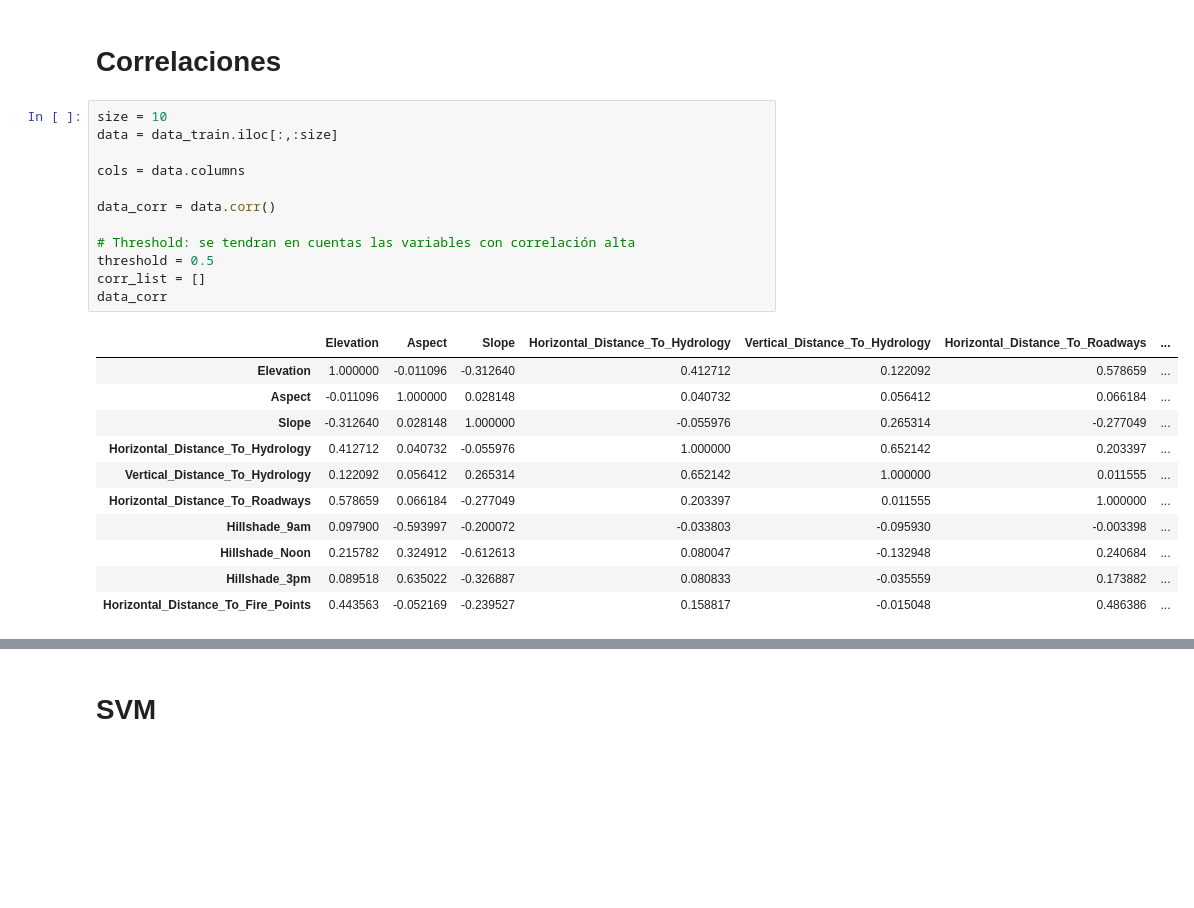
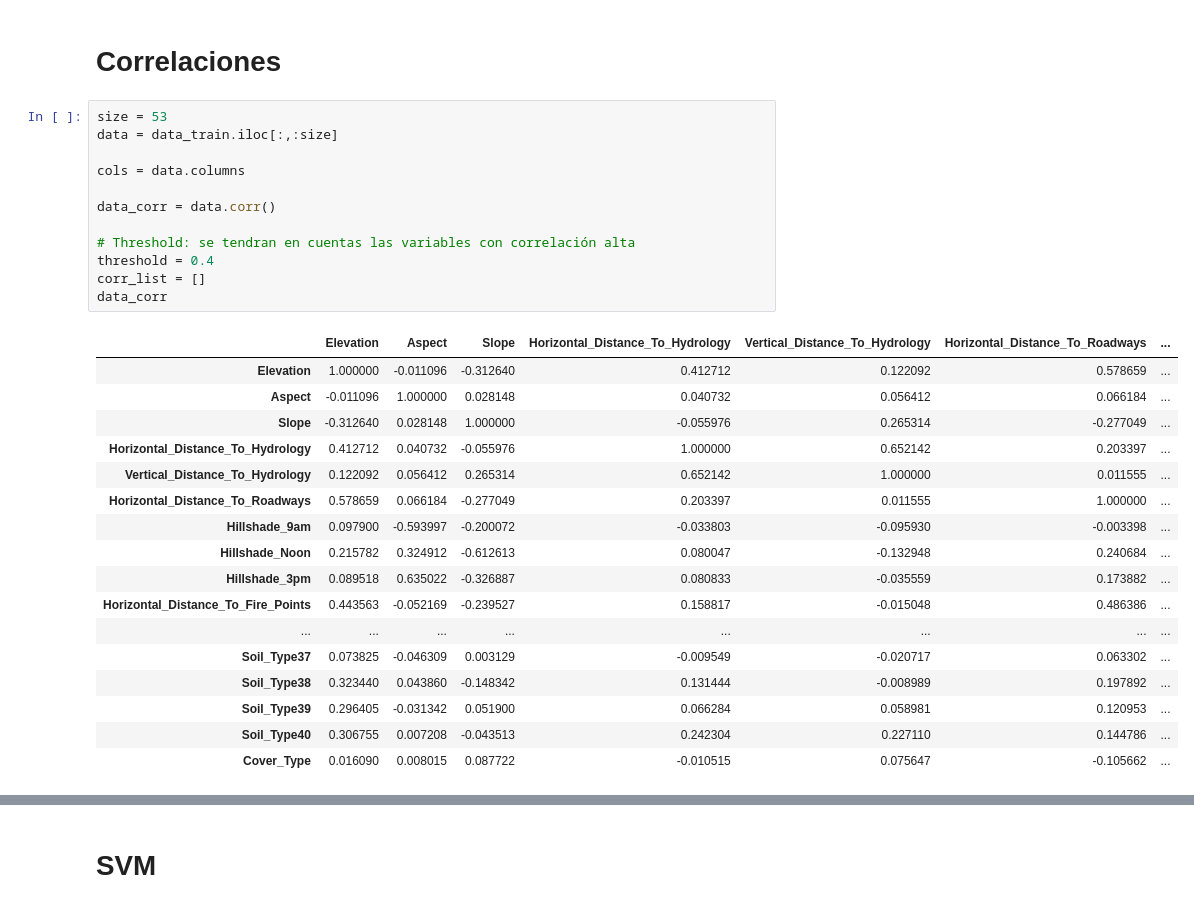
Before and after one commit to dcdanielca/Analitica-Predictiva, a Jupyter notebook: Taller 2/SVM.ipynb, the cells around one changed output, grey strips where cells are left out. Drawn from its saved outputs; the diff is of its cells as text; blank space fills up the shorter version.

```diff
--- a/Taller 2/SVM.ipynb
+++ b/Taller 2/SVM.ipynb
@@ -67,29 +52,35 @@ data_train_features
 # %% [markdown]
 # Correlaciones
 # %%
-size = 10
+size = 53
 data = data_train.iloc[:,:size]
 
 cols = data.columns
 
 data_corr = data.corr()
 
 # Threshold: se tendran en cuentas las variables con correlación alta
-threshold = 0.5
+threshold = 0.4
 corr_list = []
 data_corr
 # %% [output]
 |  | Elevation | Aspect | Slope | Horizontal_Distance_To_Hydrology | Vertical_Distance_To_Hydrology | Horizontal_Distance_To_Roadways | ... |
 | Elevation | 1.000000 | -0.011096 | -0.312640 | 0.412712 | 0.122092 | 0.578659 | ... |
 | Aspect | -0.011096 | 1.000000 | 0.028148 | 0.040732 | 0.056412 | 0.066184 | ... |
 | Slope | -0.312640 | 0.028148 | 1.000000 | -0.055976 | 0.265314 | -0.277049 | ... |
 | Horizontal_Distance_To_Hydrology | 0.412712 | 0.040732 | -0.055976 | 1.000000 | 0.652142 | 0.203397 | ... |
 | Vertical_Distance_To_Hydrology | 0.122092 | 0.056412 | 0.265314 | 0.652142 | 1.000000 | 0.011555 | ... |
 | Horizontal_Distance_To_Roadways | 0.578659 | 0.066184 | -0.277049 | 0.203397 | 0.011555 | 1.000000 | ... |
 | Hillshade_9am | 0.097900 | -0.593997 | -0.200072 | -0.033803 | -0.095930 | -0.003398 | ... |
 | Hillshade_Noon | 0.215782 | 0.324912 | -0.612613 | 0.080047 | -0.132948 | 0.240684 | ... |
 | Hillshade_3pm | 0.089518 | 0.635022 | -0.326887 | 0.080833 | -0.035559 | 0.173882 | ... |
 | Horizontal_Distance_To_Fire_Points | 0.443563 | -0.052169 | -0.239527 | 0.158817 | -0.015048 | 0.486386 | ... |
+| ... | ... | ... | ... | ... | ... | ... | ... |
+| Soil_Type37 | 0.073825 | -0.046309 | 0.003129 | -0.009549 | -0.020717 | 0.063302 | ... |
+| Soil_Type38 | 0.323440 | 0.043860 | -0.148342 | 0.131444 | -0.008989 | 0.197892 | ... |
+| Soil_Type39 | 0.296405 | -0.031342 | 0.051900 | 0.066284 | 0.058981 | 0.120953 | ... |
+| Soil_Type40 | 0.306755 | 0.007208 | -0.043513 | 0.242304 | 0.227110 | 0.144786 | ... |
+| Cover_Type | 0.016090 | 0.008015 | 0.087722 | -0.010515 | 0.075647 | -0.105662 | ... |
 # %%
 # Filtrando correlaciones altas
 for i in range(0, size):
```
Also changed, not shown: parts of 17 cells of this notebook.
